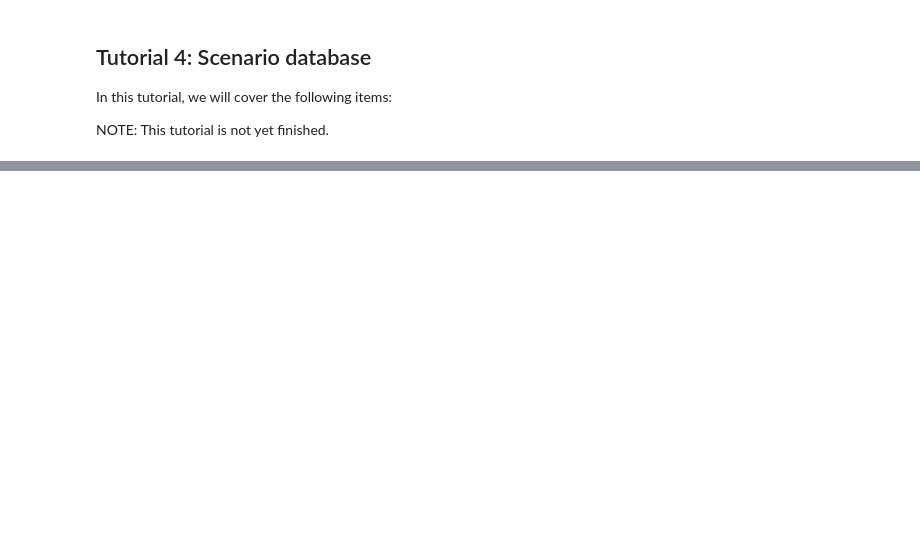
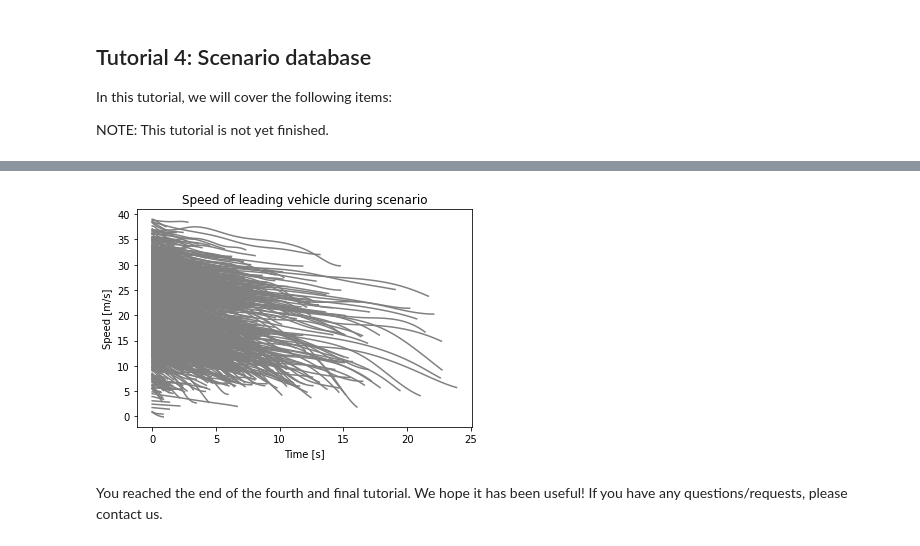
Before and after one commit to ErwindeGelder/ScenarioDomainModel, a Jupyter notebook: Tutorial 4 Scenario database.ipynb, the cells around one changed output, grey strips where cells are left out. Drawn from its saved outputs; the diff is of its cells as text; code cells hidden in the pictures; blank space fills up the shorter version.

Commit message:
Finishing tutorial 4.

```diff
--- a/Tutorial 4 Scenario database.ipynb
+++ b/Tutorial 4 Scenario database.ipynb
@@ -24,0 +60,3 @@ DM.collections
+# %%
+key = list(DM.collections["scenario"].keys())[0]
+scenario1 = DM.get_item("scenario", key)
@@ -24,0 +73,3 @@ DM.collections
+# %%
+key = list(DM.collections["scenario"].keys())[1]
+scenario2 = DM.get_item("scenario", key)
@@ -24,0 +108,2 @@ DM.collections
+# %%
+DM.add_item(scenario1)
@@ -24,0 +125,2 @@ DM.collections
+# %%
+DM.add_item(scenario1, include_attributes=True)
@@ -24,0 +135,21 @@ DM.collections
+# %%
+for key in DM.collections["scenario"]:
+    scenario = DM.get_item("scenario", key)
+
+    # To get the speed, we need:
+    # 1. The right actor, which is always the second (index=1) actor of the scenario.
+    # 2. Select the right state variable (StateVariable.LON_TARGET).
+    # 3. Select the right time window.
+    # Note: StateVariable.LON_TARGET contains two variables: speed and distance (hence the "[:, 0]").
+    time = np.linspace(scenario.get_tstart(), scenario.get_tend(), 100)
+    leading_speed = scenario.get_state(scenario.actors[1], StateVariable.LON_TARGET, time)[:, 0]
+
+    plt.plot(time-scenario.get_tstart(), leading_speed, color=(.5, .5, .5))
+
+plt.xlabel("Time [s]")
+plt.ylabel("Speed [m/s]")
+_ = plt.title("Speed of leading vehicle during scenario")
+# %% [output]
+[figure, added]
+# %% [markdown]
+You reached the end of the fourth and final tutorial. We hope it has been useful! If you have any questions/requests, please contact us.
```
Also changed, not shown: parts of 33 cells of this notebook, 3 other files.
